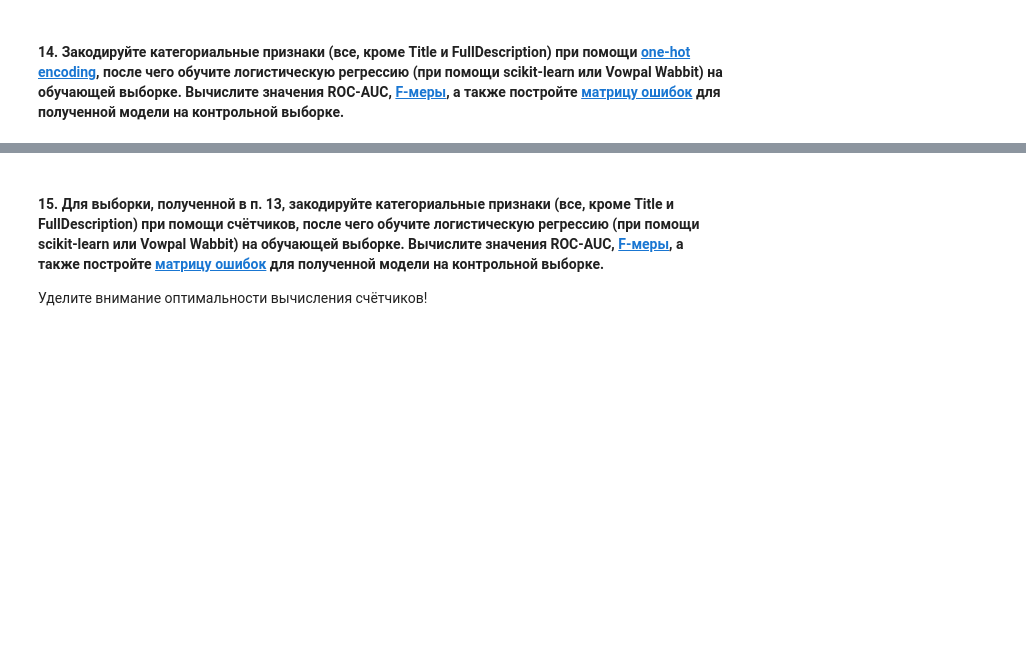
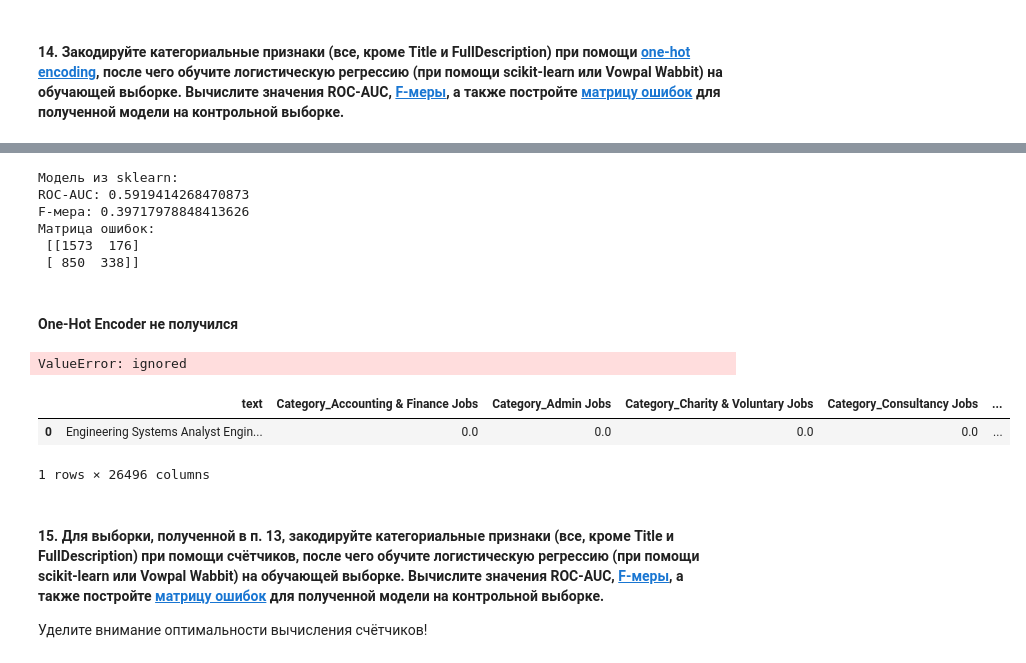
Before and after one commit to ccataha/POSII, a Jupyter notebook: Ландызин_ПОСИИ_ЛР2.ipynb, the cells around one changed output, grey strips where cells are left out. Drawn from its saved outputs; the diff is of its cells as text; code cells hidden in the pictures; blank space fills up the shorter version.

```diff
--- a/Ландызин_ПОСИИ_ЛР2.ipynb
+++ b/Ландызин_ПОСИИ_ЛР2.ipynb
@@ -298,0 +628,42 @@ $$\hat{P}(y_i=+1|X_{ij}=u_{jn}) = \frac{\sum_{m=1, \\ m \ne i}^l \left[ x_{mj} =
+# %%
+from sklearn.linear_model import LogisticRegression
+from sklearn.impute import SimpleImputer
+from sklearn.metrics import roc_auc_score, f1_score, confusion_matrix
+
+X_train3.columns = X_train3.columns.astype(str)
+# Создание экземпляра преобразователя
+imputer = SimpleImputer(strategy='mean')
+# Применение преобразователя к данным
+X_train3_learn_imp = imputer.fit_transform(X_train3)
+
+#Обучение
+lr3 = LogisticRegression()
+lr3.fit(X_train3_learn_imp, y_train3)
+
+
+
+''''''
+X_test3.columns = X_test3.columns.astype(str)
+# Применение преобразователя к данным
+X_test3_learn_imp = imputer.fit_transform(X_test3)
+
+
+#Предикты SKL
+y_pred_sklearn3 = lr3.predict(X_test3_learn_imp)
+
+#Метрики SKL
+roc_auc_sklearn3 = roc_auc_score(y_test3, y_pred_sklearn3)
+f1_sklearn3 = f1_score(y_test3, y_pred_sklearn3)
+cm_sklearn3 = confusion_matrix(y_test3, y_pred_sklearn3)
+
+print('Модель из sklearn:')
+print('ROC-AUC:', roc_auc_sklearn3)
+print('F-мера:', f1_sklearn3)
+print('Матрица ошибок:\n', cm_sklearn3)
+# %% [output]
+Модель из sklearn:
+ROC-AUC: 0.5919414268470873
+F-мера: 0.39717978848413626
+Матрица ошибок:
+ [[1573  176]
+ [ 850  338]]
@@ -299,3 +672,31 @@ $$\hat{P}(y_i=+1|X_{ij}=u_{jn}) = \frac{\sum_{m=1, \\ m \ne i}^l \left[ x_{mj} =
+# %% [markdown]
+#### One-Hot Encoder не получился
+# %%
+from sklearn.preprocessing import OneHotEncoder as ohe
+
+# Отбираем столбцы для кодирования
+cols_to_encode = X_train3.columns.difference(['text'])
+
+# Создаем объект OneHotEncoder
+enc = ohe(handle_unknown='ignore', sparse=False)
+
+# Обучаем OneHotEncoder и кодируем столбцы
+encoded_cols = enc.fit_transform(X_train3[cols_to_encode])
+indicies = encoded_cols.argmax(axis=1)
+
+# Создаем dataframe из закодированных столбцов
+encoded_df = pd.DataFrame(encoded_cols, columns=X_train3[cols_to_encode].columns)
+
+# Объединяем закодированные столбцы с исходным dataframe
+df_encoded = pd.concat([X_train3.drop(cols_to_encode, axis=1), encoded_df], axis=1)
+# %% [output]
+ValueError: ignored
+# %%
+df_encoded.head(1)
+# %% [output]
+|  | text | Category_Accounting & Finance Jobs | Category_Admin Jobs | Category_Charity & Voluntary Jobs | Category_Consultancy Jobs | ... |
+| 0 | Engineering Systems Analyst Engin... | 0.0 | 0.0 | 0.0 | 0.0 | ... |
+1 rows × 26496 columns
 # %% [markdown]
 #### 15. Для выборки, полученной в п. 13, закодируйте категориальные признаки (все, кроме Title и FullDescription) при помощи счётчиков, после чего обучите логистическую регрессию (при помощи scikit-learn или Vowpal Wabbit) на обучающей выборке. Вычислите значения ROC-AUC, [F-меры](http://scikit-learn.org/stable/modules/generated/sklearn.metrics.f1_score.html), а также постройте [матрицу ошибок](http://scikit-learn.org/stable/modules/generated/sklearn.metrics.confusion_matrix.html) для полученной модели на контрольной выборке.
 
```
Also changed, not shown: parts of 58 cells of this notebook.
